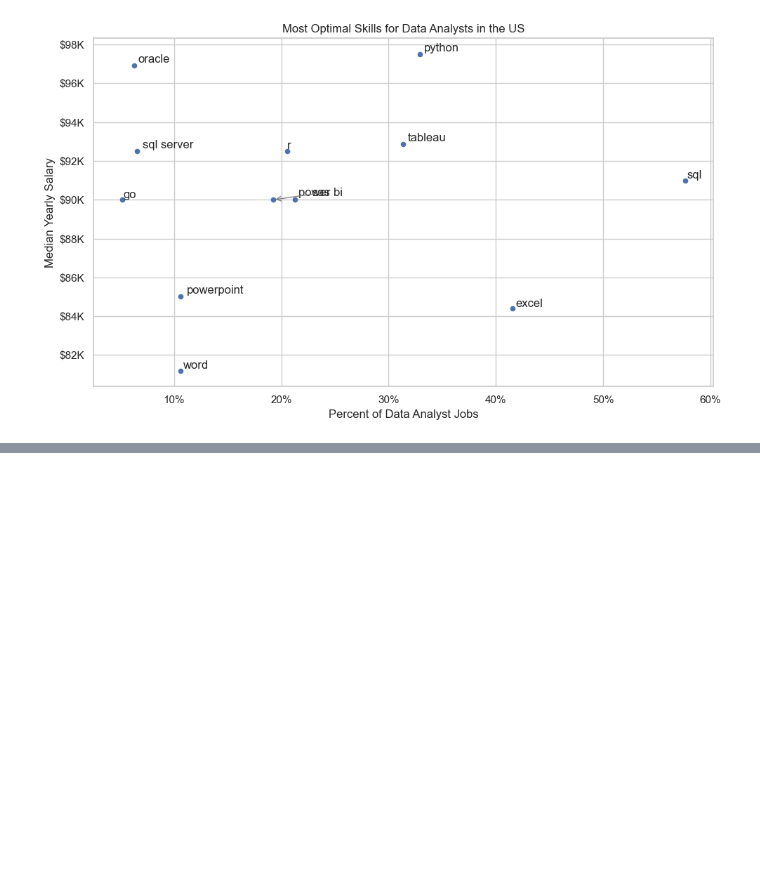
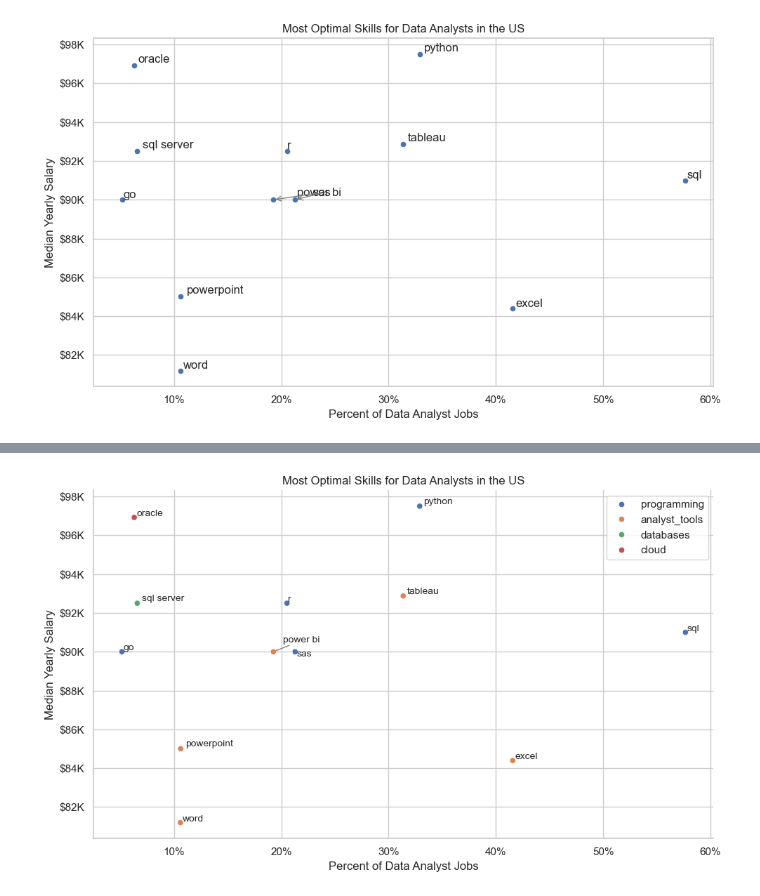
Before and after one commit to Nevar947/PYTHON_DATA_PROJECTS, a Jupyter notebook: 3_Project/5_Optimal_Skills.ipynb, the cells around one changed output, grey strips where cells are left out. Drawn from its saved outputs; the diff is of its cells as text; code cells hidden in the pictures; blank space fills up the shorter version.

```diff
--- a/3_Project/5_Optimal_Skills.ipynb
+++ b/3_Project/5_Optimal_Skills.ipynb
@@ -230,0 +151,6 @@ ValueError: Could not interpret value `technology` for `hue`. An entry with this
+# %%
+df_tech = pd.DataFrame(list(technology_dict.items()), columns=['Technology', 'skills'])
+
+df_tech = df_tech.explode('skills')
+
+df_tech
@@ -230,0 +171,2 @@ ValueError: Could not interpret value `technology` for `hue`. An entry with this
+# %%
+df_plot = df_da_skills_high_demand.merge(df_tech, left_on='job_skills', right_on='skills', how='left')
@@ -230,0 +208,30 @@ ValueError: Could not interpret value `technology` for `hue`. An entry with this
+# %%
+plt.figure(figsize=(10, 6))
+
+sns.scatterplot(data=df_plot, x='skill_percent', y='median_salary', hue='Technology')
+sns.despine()
+sns.set_theme(style='ticks')
+
+
+
+
+texts = []
+for i, txt in enumerate(df_da_skills_high_demand.index):
+    texts.append (plt.text(df_da_skills_high_demand ['skill_percent'].iloc[i], df_da_skills_high_demand ['median_salary'].iloc[i], txt, fontsize=10)
+    )
+
+adjust_text(texts, arrowprops=dict(arrowstyle='->', color='gray'))
+
+plt.xlabel('Percent of Data Analyst Jobs')
+plt.ylabel('Median Yearly Salary')
+plt.title('Most Optimal Skills for Data Analysts in the US')
+
+from matplotlib.ticker import PercentFormatter
+ax = plt.gca()
+ax.yaxis.set_major_formatter(plt.FuncFormatter(lambda y, pos: f'${(int(y/1000)):}K'))
+ax.xaxis.set_major_formatter(PercentFormatter(decimals=0))
+plt.legend()
+plt.tight_layout()
+plt.show()
+# %% [output]
+[figure, added]
```
Also changed, not shown: parts of 9 cells of this notebook.
